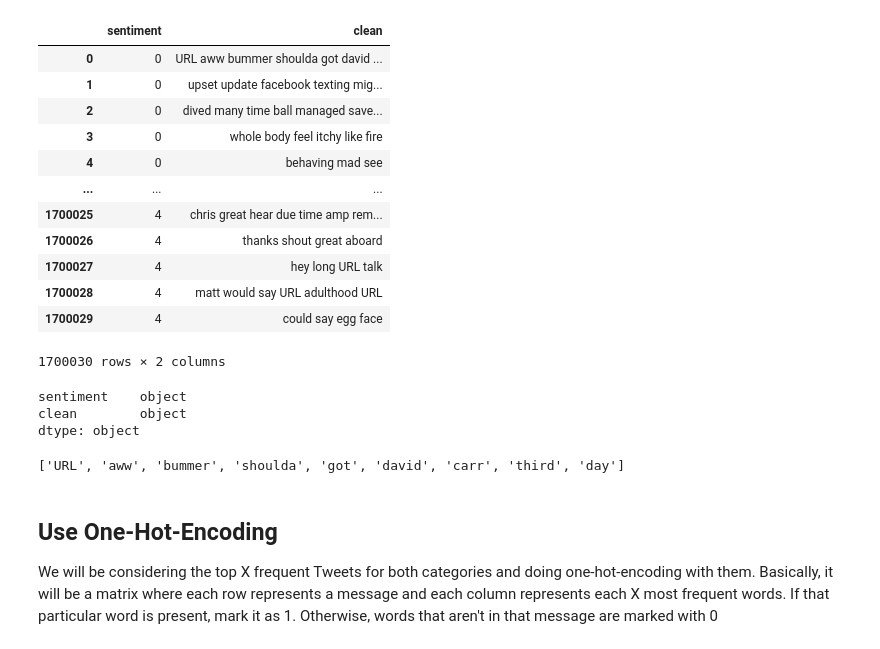
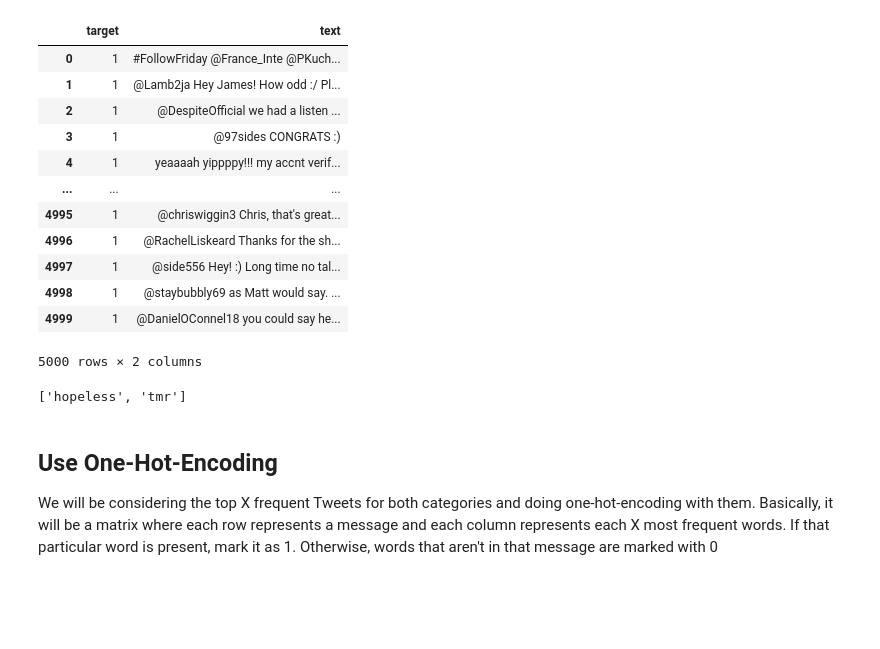
Before and after one commit to kevinxiong613/fervent, a Jupyter notebook: bot/app/neural_network.ipynb, the cells around one changed output. Saved outputs shown, nothing was run; the diff lists cells and outputs as text; code cells hidden in the pictures; blank space fills up the shorter version.

```diff
--- a/bot/app/neural_network.ipynb
+++ b/bot/app/neural_network.ipynb
@@ -27,24 +11,30 @@ df
-# %%
-df['target'].replace(4, 1, inplace=True) # Replace all the 4s with 1s
-df.rename(columns={'target': 'sentiment', 'text':'tweet'}, inplace=True) # Rename the columns
-df
-# %% [output]
-|  | sentiment | clean |
-| 0 | 0 | URL aww bummer shoulda got david ... |
-| 1 | 0 | upset update facebook texting mig... |
-| 2 | 0 | dived many time ball managed save... |
-| 3 | 0 | whole body feel itchy like fire |
-| 4 | 0 | behaving mad see |
-| ... | ... | ... |
-| 1700025 | 4 | chris great hear due time amp rem... |
-| 1700026 | 4 | thanks shout great aboard |
-| 1700027 | 4 | hey long URL talk |
-| 1700028 | 4 | matt would say URL adulthood URL |
-| 1700029 | 4 | could say egg face |
-1700030 rows × 2 columns
-# %%
-df.dtypes
-# %% [output]
-sentiment    object
-clean        object
-dtype: object
+# %%
+import json
+# Read the json tweet files in
+with open('../model-files/positive_tweets.json', 'r') as f:
+    positive_tweets_data = [json.loads(line) for line in f]
+with open('../model-files/negative_tweets.json', 'r') as f:
+    negative_tweets_data = [json.loads(line) for line in f]
+
+nltk_positive = pd.DataFrame(positive_tweets_data)
+nltk_negative = pd.DataFrame(negative_tweets_data)
+nltk_positive['target'] = 1
+nltk_negative['target'] = 0
+
+nltk_positive = nltk_positive.loc[:, ['target', 'text']]
+nltk_negative = nltk_negative.loc[:, ['target', 'text']]
+nltk_positive
+# %% [output]
+|  | target | text |
+| 0 | 1 | #FollowFriday @France_Inte @PKuch... |
+| 1 | 1 | @Lamb2ja Hey James! How odd :/ Pl... |
+| 2 | 1 | @DespiteOfficial we had a listen ... |
+| 3 | 1 | @97sides CONGRATS :) |
+| 4 | 1 | yeaaaah yippppy!!! my accnt verif... |
+| ... | ... | ... |
+| 4995 | 1 | @chriswiggin3 Chris, that's great... |
+| 4996 | 1 | @RachelLiskeard Thanks for the sh... |
+| 4997 | 1 | @side556 Hey! :) Long time no tal... |
+| 4998 | 1 | @staybubbly69 as Matt would say. ... |
+| 4999 | 1 | @DanielOConnel18 you could say he... |
+5000 rows × 2 columns
@@ -51,14 +91,15 @@ dtype: object
 # %%
-text, sentiment = list(df['clean']), list(df['sentiment']) # Turn these both into lists
+positive_text = list(nltk_positive['clean']) # Dataset arranged in a way such that the first half is negative and second half is positive
+positive_text = [str(item) for item in positive_text]
+negative_text = list(nltk_negative['clean']) # Dataset arranged in a way such that the first half is negative and second half is positive
+negative_text = [str(item) for item in negative_text]
 
-text = [str(item) for item in text]
-positive_text = text[850000:] # Dataset arranged in a way such that the first half is negative and second half is positive
-negative_text = text[:850000]
-positive_sentiment = sentiment[850000:]
-negative_sentiment = sentiment[:850000]
+positive_sentiment = list(nltk_positive['target'])
+negative_sentiment = list(nltk_negative['target'])
+
 negative_text[0].split()
 # %% [output]
-['URL', 'aww', 'bummer', 'shoulda', 'got', 'david', 'carr', 'third', 'day']
+['hopeless', 'tmr']
 # %% [markdown]
 ## Use One-Hot-Encoding
 
```
Also changed, not shown: parts of 18 cells of this notebook, 21 other files.
